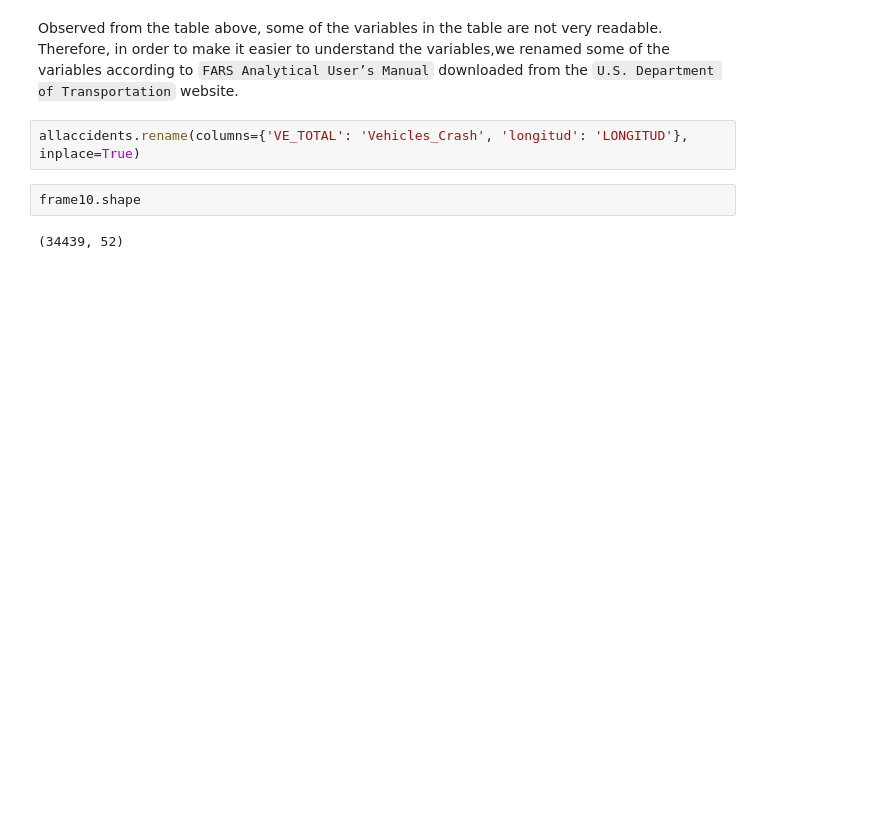
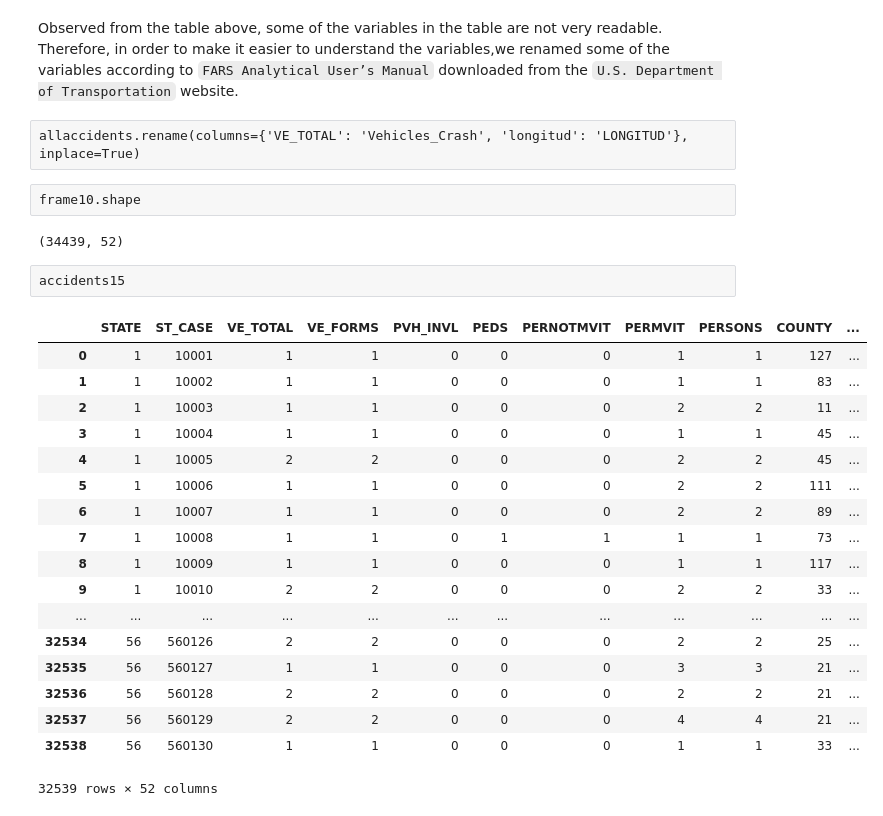
Before and after one commit to junemore/traffic-accidents-analysis, a Jupyter notebook: Project 3.ipynb, the cells around one changed output. Cells and saved outputs as stored; diff of their text form; blank space fills up the shorter version.

```diff
--- a/Project 3.ipynb
+++ b/Project 3.ipynb
@@ -68,9 +71,30 @@ The allaccidents table recorded 218405 accidents from 2010-2016, and it has 42 f
 *RAIL*: Rail Grade Crossing Identifier
 # %% [markdown]
 Observed from the table above, some of the variables in the table are not very readable. Therefore, in order to make it easier to understand the variables,we renamed some of the variables according to `FARS Analytical User’s Manual`  downloaded from the  `U.S. Department of Transportation`  website.
-# %%
-allaccidents.rename(columns={'VE_TOTAL': 'Vehicles_Crash', 'longitud': 'LONGITUD'}, inplace=True)
+# %% [raw]
+allaccidents.rename(columns={'VE_TOTAL': 'Vehicles_Crash', 'longitud': 'LONGITUD'}, inplace=True)
 # %%
 frame10.shape
 # %% [output]
 (34439, 52)
+# %%
+accidents15
+# %% [output]
+|  | STATE | ST_CASE | VE_TOTAL | VE_FORMS | PVH_INVL | PEDS | PERNOTMVIT | PERMVIT | PERSONS | COUNTY | ... |
+| 0 | 1 | 10001 | 1 | 1 | 0 | 0 | 0 | 1 | 1 | 127 | ... |
+| 1 | 1 | 10002 | 1 | 1 | 0 | 0 | 0 | 1 | 1 | 83 | ... |
+| 2 | 1 | 10003 | 1 | 1 | 0 | 0 | 0 | 2 | 2 | 11 | ... |
+| 3 | 1 | 10004 | 1 | 1 | 0 | 0 | 0 | 1 | 1 | 45 | ... |
+| 4 | 1 | 10005 | 2 | 2 | 0 | 0 | 0 | 2 | 2 | 45 | ... |
+| 5 | 1 | 10006 | 1 | 1 | 0 | 0 | 0 | 2 | 2 | 111 | ... |
+| 6 | 1 | 10007 | 1 | 1 | 0 | 0 | 0 | 2 | 2 | 89 | ... |
+| 7 | 1 | 10008 | 1 | 1 | 0 | 1 | 1 | 1 | 1 | 73 | ... |
+| 8 | 1 | 10009 | 1 | 1 | 0 | 0 | 0 | 1 | 1 | 117 | ... |
+| 9 | 1 | 10010 | 2 | 2 | 0 | 0 | 0 | 2 | 2 | 33 | ... |
+| ... | ... | ... | ... | ... | ... | ... | ... | ... | ... | ... | ... |
+| 32534 | 56 | 560126 | 2 | 2 | 0 | 0 | 0 | 2 | 2 | 25 | ... |
+| 32535 | 56 | 560127 | 1 | 1 | 0 | 0 | 0 | 3 | 3 | 21 | ... |
+| 32536 | 56 | 560128 | 2 | 2 | 0 | 0 | 0 | 2 | 2 | 21 | ... |
+| 32537 | 56 | 560129 | 2 | 2 | 0 | 0 | 0 | 4 | 4 | 21 | ... |
+| 32538 | 56 | 560130 | 1 | 1 | 0 | 0 | 0 | 1 | 1 | 33 | ... |
+32539 rows × 52 columns
```
Also changed, not shown: parts of 1 cell of this notebook, 7 other files.
